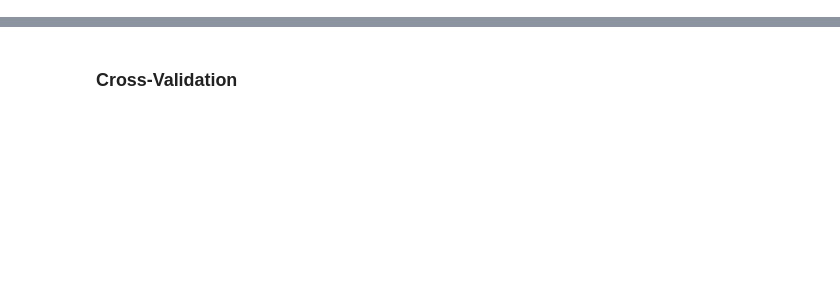
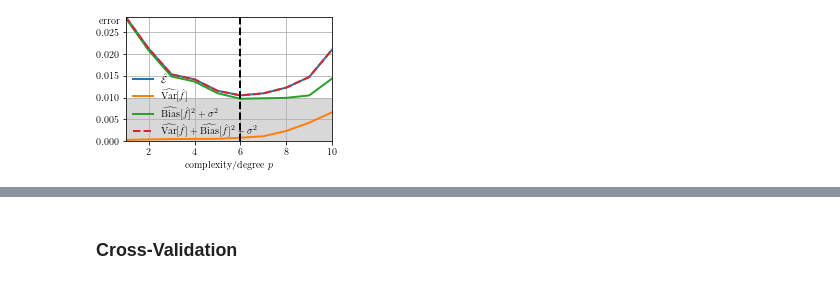
Before and after one commit to timzimm/CompSci, a Jupyter notebook: 01_regression_resampling/src/01_ordinary_least_square.ipynb, the cells around one changed output, grey strips where cells are left out. Cells and saved outputs as stored; diff of their text form; code cells hidden in the pictures; blank space fills up the shorter version.

```diff
--- a/01_regression_resampling/src/01_ordinary_least_square.ipynb
+++ b/01_regression_resampling/src/01_ordinary_least_square.ipynb
@@ -76,0 +48,6 @@ A naive, first attempt follows from evaluating the MSE of a particular trained p
+# %%
+# Construction of our vanilla data set. Seeds are fixexd for reproducability
+# (see defintion of random_x_y_franke() and its default arguments)
+N = 600
+sigma = .1
+x,y,z = random_x_y_franke(N,sigma=sigma)
@@ -243,0 +179,32 @@ $$
+# %%
+# Plot for horizontal cross section
+
+size = (3.7, 0.618 * 3.7) if save else (10,6)
+fig,ax = plt.subplots(figsize=size)
+
+
+sns.set_palette("tab10")
+
+ax.plot(degrees, prediction_error_bs[:,idy], label=rf"${MSE}$")
+var_line = ax.plot(degrees, variance[:,idy], label=rf"${var}$")
+bias_line = ax.plot(degrees, bias[:,idy], label=rf"${Bias}^2 + {noise}$")
+ax.plot(degrees, variance[:,idy] + bias[:,idy],
+        label=rf"${var} + {Bias}^2 + {noise}$", ls="dashed")
+
+ax.set(xlabel="complexity/degree $p$")
+ax.set_ylabel(r"error", rotation=0)
+ax.yaxis.set_label_coords(-0.08,0.93)
+
+ax.fill_between(complexity, sigma**2, 0, alpha=.3, linewidth=0, color="gray")
+ax.axvline(degrees[np.argmin(prediction_error_bs[:,idy])], ls="dashed",c="k")
+ax.set_xlim([degrees[0],degrees[-1]])
+ax.set_ylim([0,np.max(prediction_error_bs[:,idy])])
+ax.legend(*ax.get_legend_handles_labels(),bbox_to_anchor=[-0.01, -0.04], loc="lower left")
+ax.grid(True)
+
+if save:
+    fig.savefig(save_dir + "ols_decomp_complexity.pdf")
+else:
+    plt.show()
+# %% [output]
+[figure, added]
```
Also changed, not shown: parts of 41 cells of this notebook, 5 other files.
